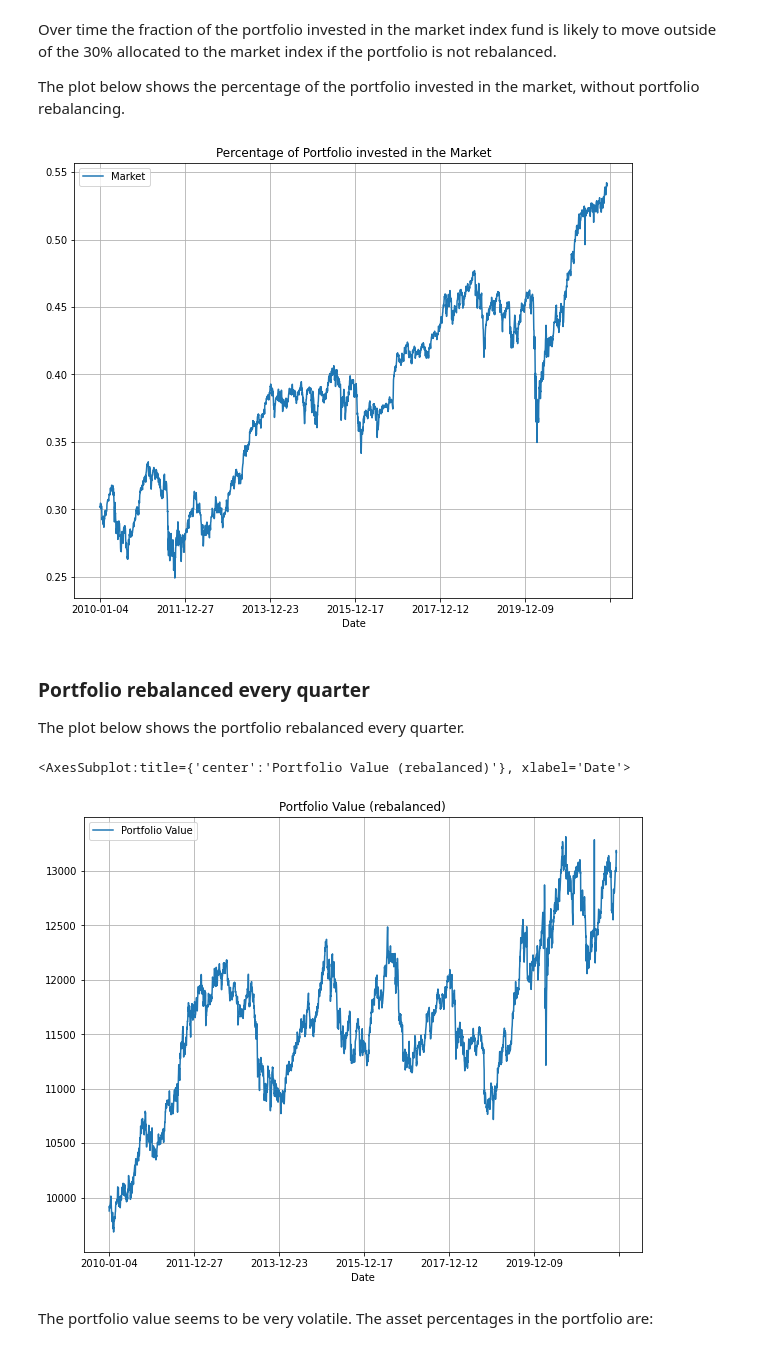
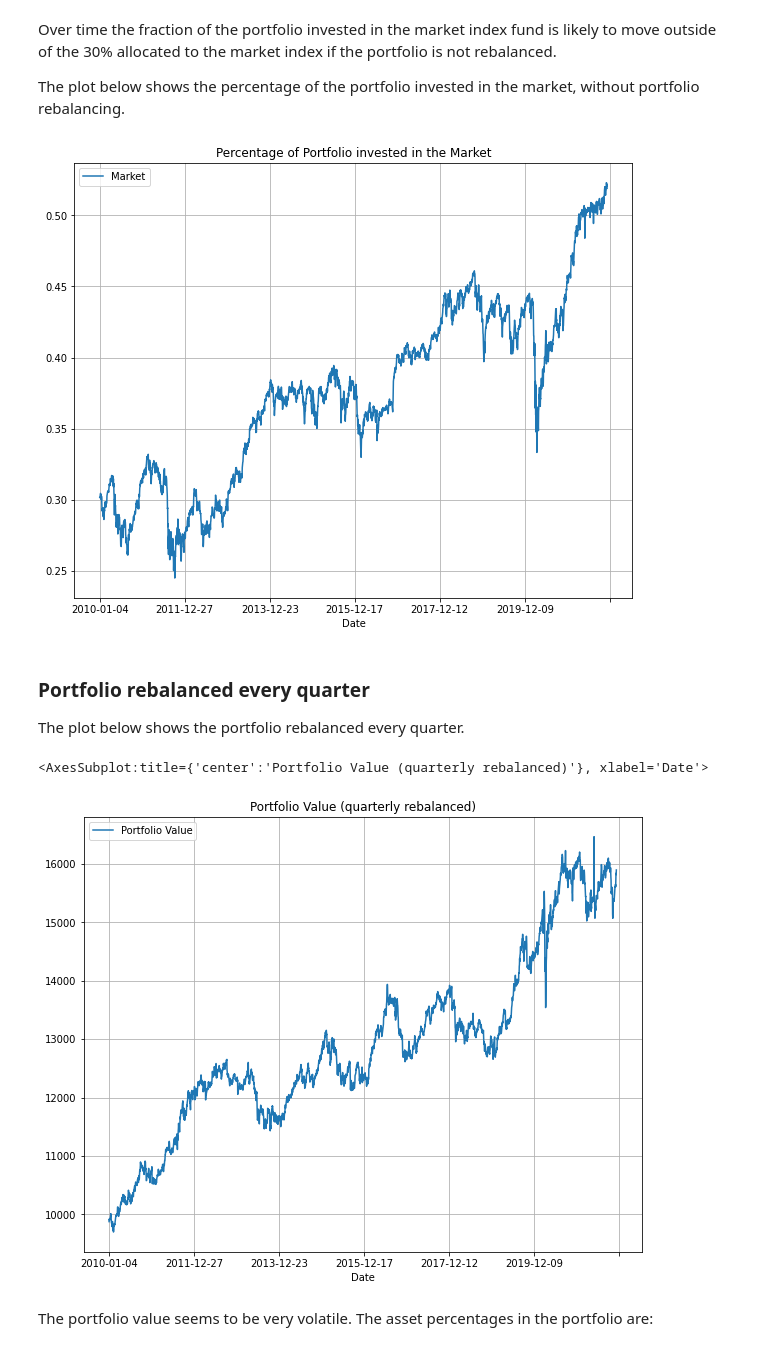
Before and after one commit to IanLKaplan/all_weather_portfolio, a Jupyter notebook: all_weather_portfolio.ipynb, the cells around one changed output. Cells and saved outputs as stored; diff of their text form; code cells hidden in the pictures.

```diff
--- a/all_weather_portfolio.ipynb
+++ b/all_weather_portfolio.ipynb
@@ -758,26 +758,20 @@ etf_symbols = ["VTI", "VGLT", "VGIT", "VPU", "IAU"]
 leveraged_etf_symbols = [ 'SSO', 'UBT', 'UST', 'UPW', 'UGL']
 leveraged_etf_weights = {"SSO": 0.30, "UBT": 0.4, "UST": 0.15, "UPW": 0.08, "UGL": 0.07}
 
-# S&P 500 ETF
-market = "SPY"
-
-# The Blackrock fund is 40% stocks and 60% bonds
-blackrock_moderate_allocation = "AOM"
-
+# Fetch the close prices for the entire time period
 #
-# Fetch the close prices at the start of the time period.
-#
-close_price_file = "etf_start_close_prices"
-close_prices: pd.DataFrame =  get_market_data(file_name=close_price_file,
-                                              data_col='Close',
-                                              symbols=etf_symbols,
-                                              data_source=data_source,
-                                              start_date=start_date,
-                                              end_date=start_date+timedelta(days=10))
+etf_close_file = 'etf_close'
+# Fetch all of the close prices: this is faster than fetching only the dates needed.
+etf_close: pd.DataFrame = get_market_data(file_name=etf_close_file,
+                                          data_col="Close",
+                                          symbols=etf_symbols,
+                                          data_source=data_source,
+                                          start_date=start_date,
+                                          end_date=end_date)
 
 etf_weights = {"VTI": 0.30, "VGLT": 0.40, "VGIT": 0.15, "VPU": 0.08, "IAU": 0.07}
 
-prices = close_prices[0:1]
+prices = etf_close[0:1]
 
 def calc_portfolio_holdings(initial_investment: int, weights: pd.DataFrame, prices: pd.DataFrame) -> Tuple[pd.DataFrame, pd.DataFrame]:
     """
@@ -984,8 +978,6 @@ print(f'The close price and the value computed by continuously compounded return
 The close price and the value computed by continuously compounded returns are the same
 # %%
 etf_adj_close_file = 'etf_adj_close'
-etf_close_file = 'etf_close'
-
 # Fetch the adjusted close price for the unleveraged "all weather" set of ETFs'
 # VTI, VGLT, VGIT, VPU and IAU
 etf_adj_close: pd.DataFrame = get_market_data(file_name=etf_adj_close_file,
@@ -995,18 +987,10 @@ etf_adj_close: pd.DataFrame = get_market_data(file_name=etf_adj_close_file,
                                           start_date=start_date,
                                           end_date=end_date)
 
-# Fetch all of the close prices: this is faster than fetching only the dates needed.
-etf_close: pd.DataFrame = get_market_data(file_name=etf_close_file,
-                                          data_col="Close",
-                                          symbols=etf_symbols,
-                                          data_source=data_source,
-                                          start_date=start_date,
-                                          end_date=end_date)
-
 # +/- for each asset for portfolio rebalancing
 portfolio_range = 0.05
 
-returns = return_df(etf_close)
+returns = return_df(etf_adj_close)
 
 portfolio_np = np.zeros(etf_close.shape, dtype=np.float64)
 portfolio_total_np = np.zeros(etf_close.shape[0])
@@ -1082,7 +1066,7 @@ portfolio_df, portfolio_total_df = calc_rebalanced_portfolio(holdings=holdings,
                                                              returns=returns,
                                                              rebalance_days=days_in_quarter)
 # %% [output]
-[figure, old version]
+[figure, new version]
 # %% [markdown]
 <h3>
 Portfolio rebalanced every quarter
@@ -1092,10 +1076,10 @@ Portfolio rebalanced every quarter
 The plot below shows the portfolio rebalanced every quarter.
 </p>
 # %%
-portfolio_total_df.plot(title="Portfolio Value (rebalanced)", grid=True, figsize=(10,8))
+portfolio_total_df.plot(title="Portfolio Value (quarterly rebalanced)", grid=True, figsize=(10,8))
 # %% [output]
-<AxesSubplot:title={'center':'Portfolio Value (rebalanced)'}, xlabel='Date'>
+<AxesSubplot:title={'center':'Portfolio Value (quarterly rebalanced)'}, xlabel='Date'>
-[figure, old version]
+[figure, new version]
 # %% [markdown]
 <p>
 The portfolio value seems to be very volatile.  The asset percentages in the portfolio are:
```
Also changed, not shown: parts of 12 cells of this notebook.
